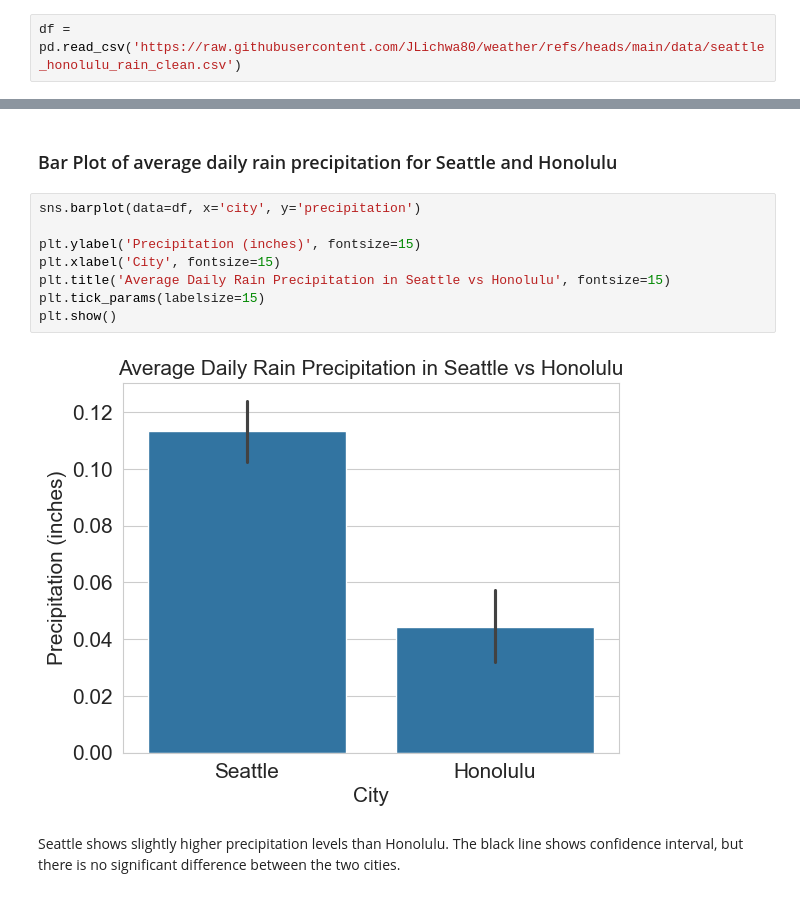
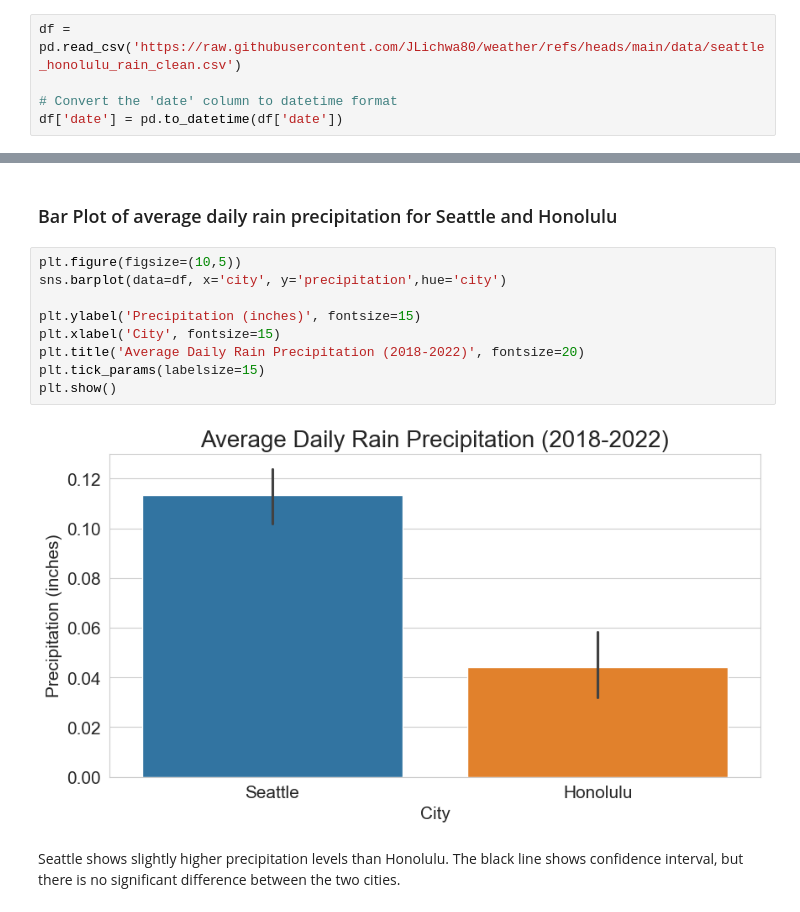
Before and after one commit to JLichwa80/weather, a Jupyter notebook: code/Weather_Data_Analysis.ipynb, the cells around one changed output, grey strips where cells are left out. Drawn from its saved outputs; the diff is of its cells as text.

```diff
--- a/code/Weather_Data_Analysis.ipynb
+++ b/code/Weather_Data_Analysis.ipynb
@@ -17,6 +17,9 @@ sns.set_style("whitegrid")
 ## Load cleaned data
 # %%
 df = pd.read_csv('https://raw.githubusercontent.com/JLichwa80/weather/refs/heads/main/data/seattle_honolulu_rain_clean.csv')
+
+# Convert the 'date' column to datetime format
+df['date'] = pd.to_datetime(df['date'])
 # %%
 df
 # %% [output]
@@ -77,15 +79,16 @@ We can see that Honolulu has lower mean, but slightly higher standard deviation.
 # %% [markdown]
 ### Bar Plot of average daily rain precipitation for Seattle and Honolulu
 # %%
-sns.barplot(data=df, x='city', y='precipitation')
+plt.figure(figsize=(10,5))
+sns.barplot(data=df, x='city', y='precipitation',hue='city')
 
 plt.ylabel('Precipitation (inches)', fontsize=15)
 plt.xlabel('City', fontsize=15)
-plt.title('Average Daily Rain Precipitation in Seattle vs Honolulu', fontsize=15)
+plt.title('Average Daily Rain Precipitation (2018-2022)', fontsize=20)
 plt.tick_params(labelsize=15)
 plt.show()
 # %% [output]
-[figure, old version]
+[figure, new version]
 # %% [markdown]
 Seattle shows slightly higher precipitation levels than Honolulu. The black line shows confidence interval, but there is no significant difference between the two cities.
 # %% [markdown]
```
Also changed, not shown: parts of 9 cells of this notebook, 12 other files.
